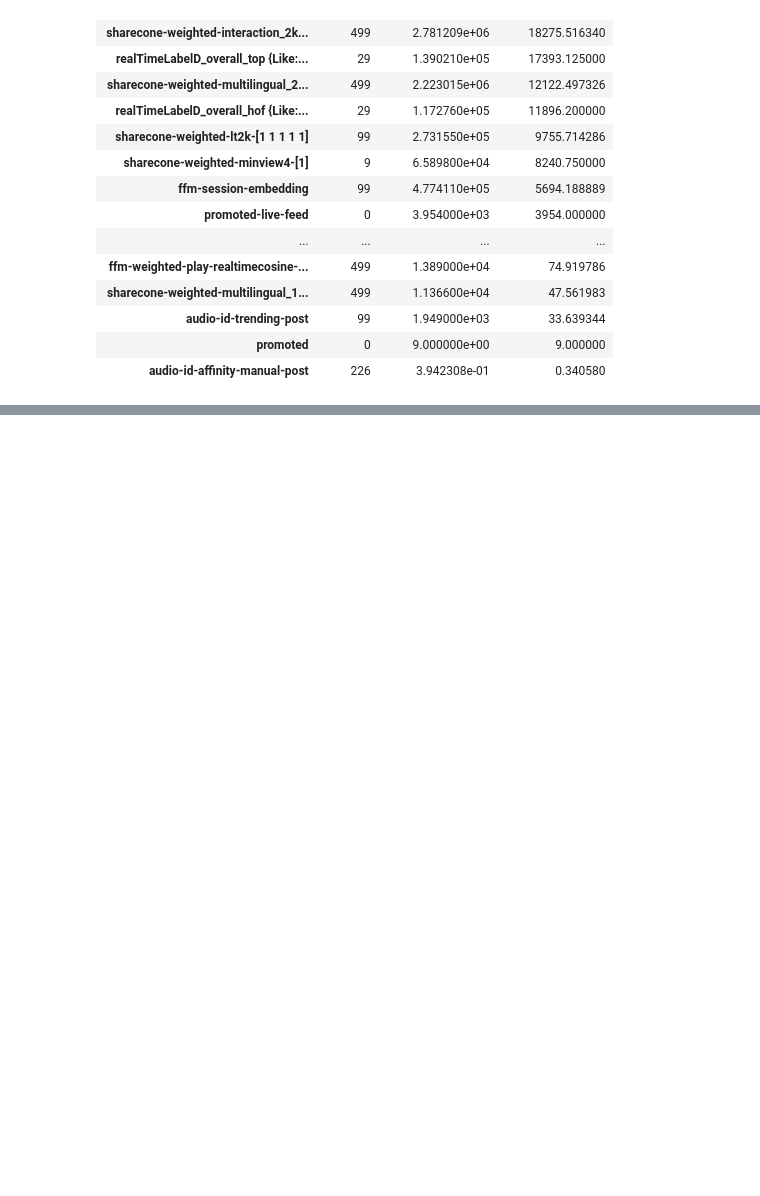
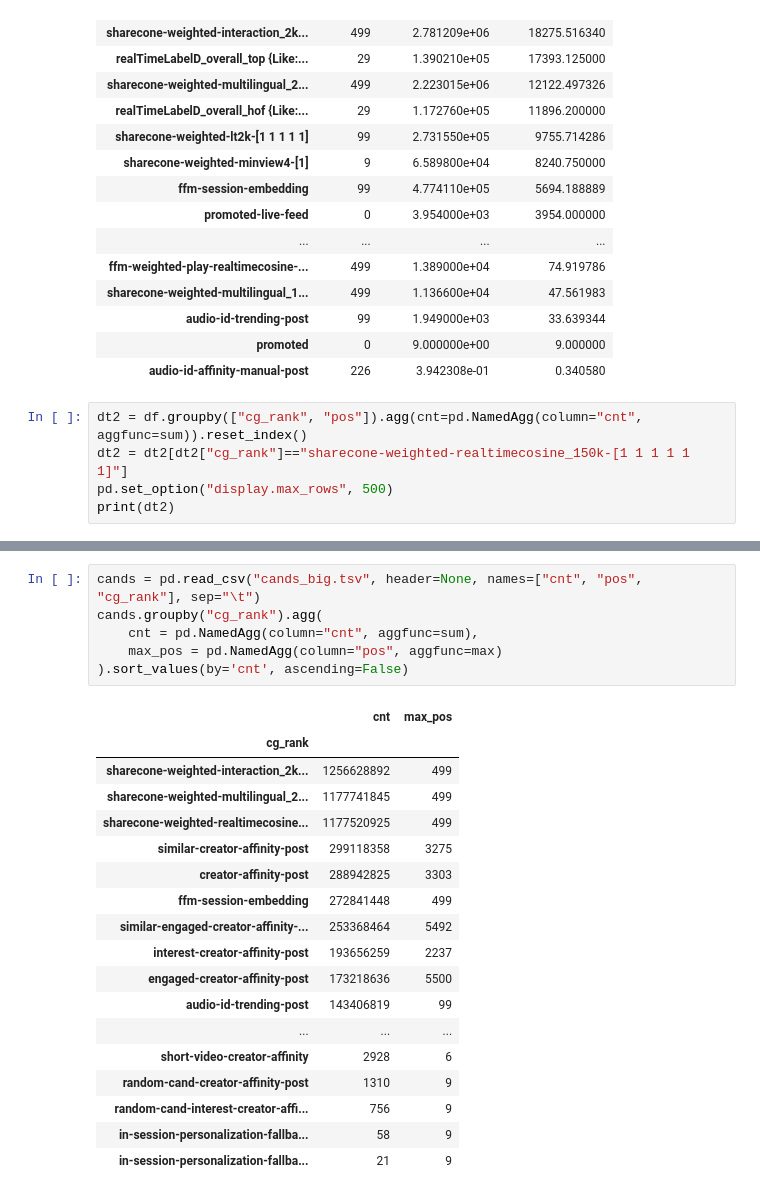
Before and after one commit to mgaiduk/mgaiduk, a Jupyter notebook: jupyter/cg_ranks.ipynb, the cells around one changed output, grey strips where cells are left out. Drawn from its saved outputs; the diff is of its cells as text; blank space fills up the shorter version.

```diff
--- a/jupyter/cg_ranks.ipynb
+++ b/jupyter/cg_ranks.ipynb
@@ -118,3 +121,8 @@ calc_stats(dt)
 | audio-id-trending-post | 99 | 1.949000e+03 | 33.639344 |
 | promoted | 0 | 9.000000e+00 | 9.000000 |
 | audio-id-affinity-manual-post | 226 | 3.942308e-01 | 0.340580 |
+# %%
+dt2 = df.groupby(["cg_rank", "pos"]).agg(cnt=pd.NamedAgg(column="cnt", aggfunc=sum)).reset_index()
+dt2 = dt2[dt2["cg_rank"]=="sharecone-weighted-realtimecosine_150k-[1 1 1 1 1 1]"]
+pd.set_option("display.max_rows", 500)
+print(dt2)
@@ -120,0 +147,25 @@ calc_stats(dt)
+# %%
+cands = pd.read_csv("cands_big.tsv", header=None, names=["cnt", "pos", "cg_rank"], sep="\t")
+cands.groupby("cg_rank").agg(
+    cnt = pd.NamedAgg(column="cnt", aggfunc=sum),
+    max_pos = pd.NamedAgg(column="pos", aggfunc=max)
+).sort_values(by='cnt', ascending=False)
+# %% [output]
+|  | cnt | max_pos |
+| cg_rank |  |  |
+| sharecone-weighted-interaction_2k... | 1256628892 | 499 |
+| sharecone-weighted-multilingual_2... | 1177741845 | 499 |
+| sharecone-weighted-realtimecosine... | 1177520925 | 499 |
+| similar-creator-affinity-post | 299118358 | 3275 |
+| creator-affinity-post | 288942825 | 3303 |
+| ffm-session-embedding | 272841448 | 499 |
+| similar-engaged-creator-affinity-... | 253368464 | 5492 |
+| interest-creator-affinity-post | 193656259 | 2237 |
+| engaged-creator-affinity-post | 173218636 | 5500 |
+| audio-id-trending-post | 143406819 | 99 |
+| ... | ... | ... |
+| short-video-creator-affinity | 2928 | 6 |
+| random-cand-creator-affinity-post | 1310 | 9 |
+| random-cand-interest-creator-affi... | 756 | 9 |
+| in-session-personalization-fallba... | 58 | 9 |
+| in-session-personalization-fallba... | 21 | 9 |
```
Also changed, not shown: parts of 5 cells of this notebook, 1 other file.
